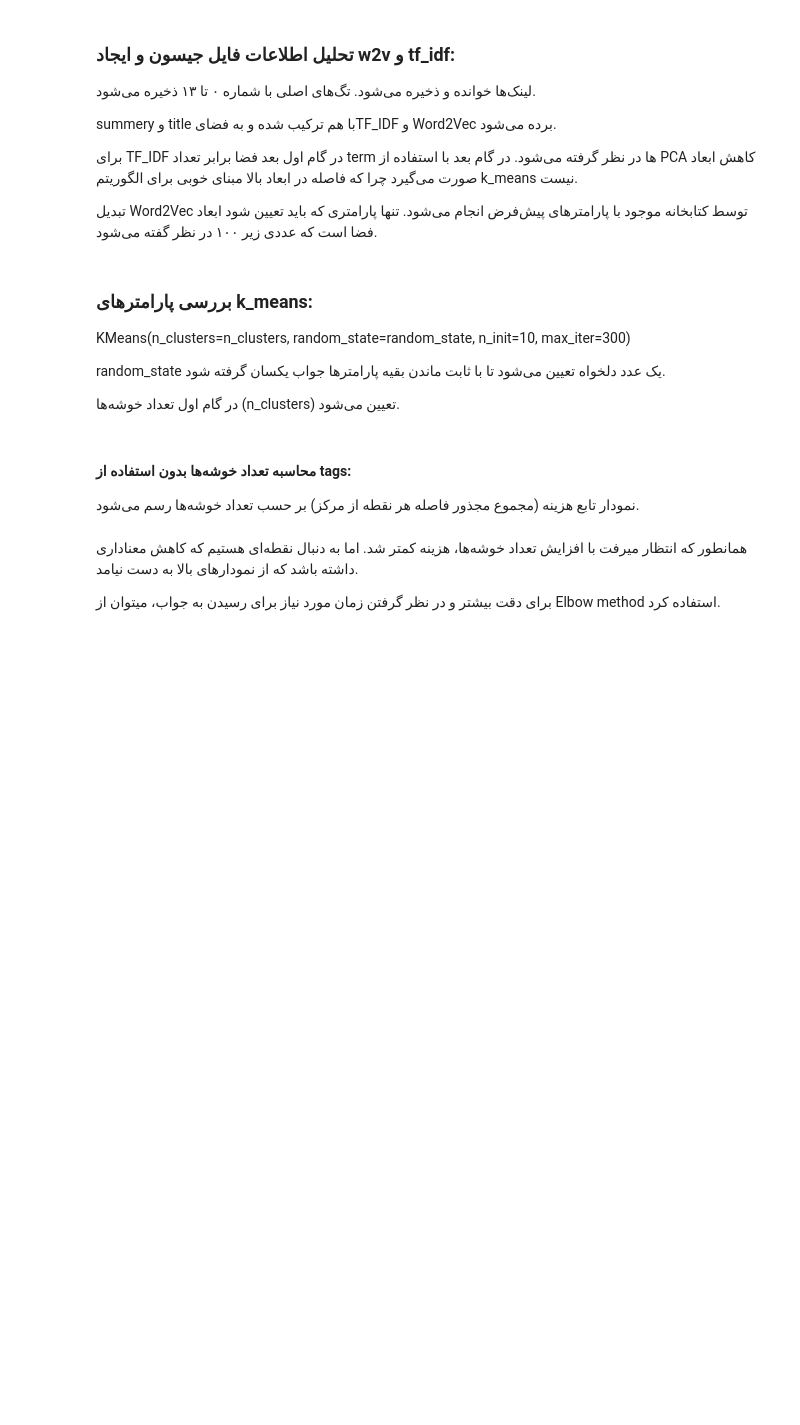
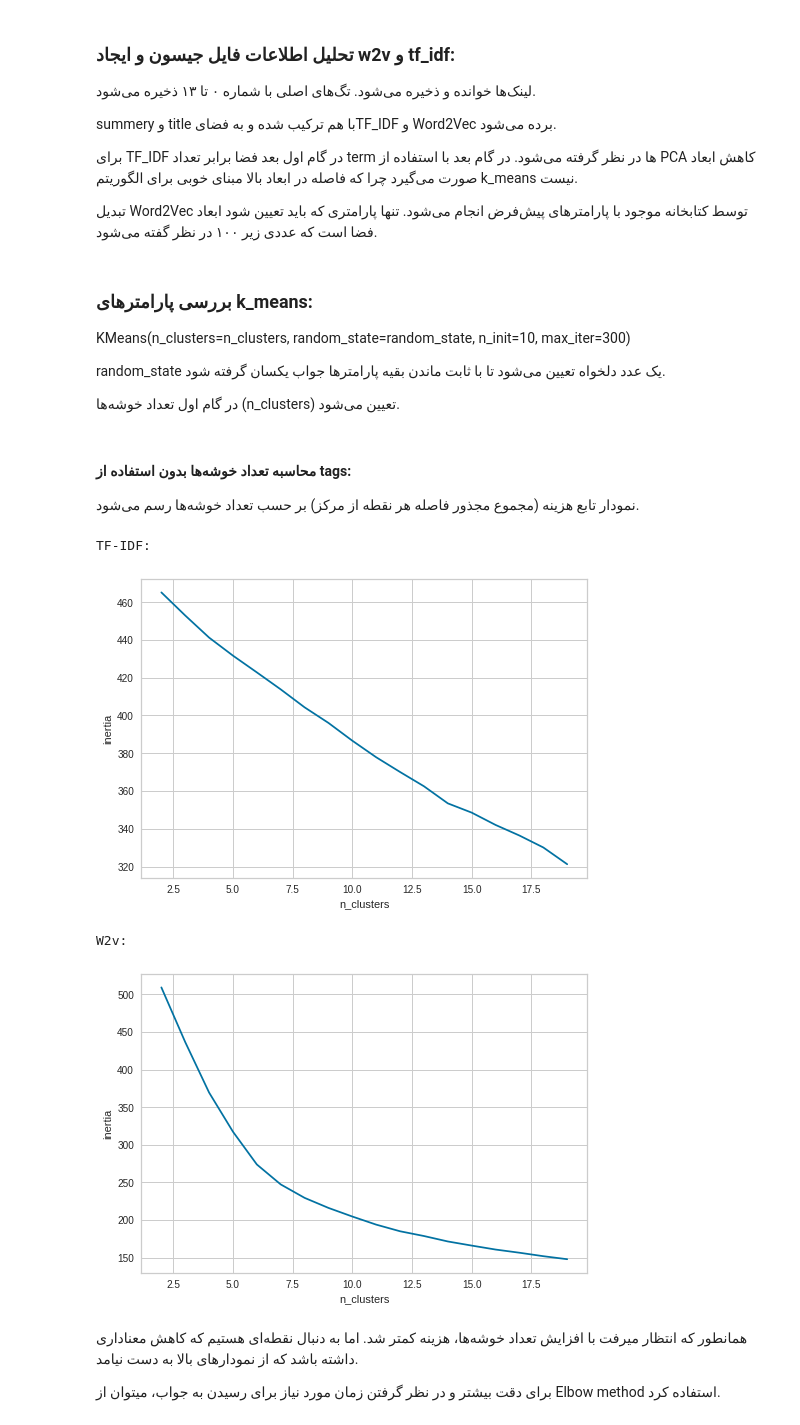
Before and after one commit to hamidreza004/MIR, a Jupyter notebook: reports/phase3/clustering.ipynb, the cells around one changed output. Cells and saved outputs as stored; diff of their text form; code cells hidden in the pictures; blank space fills up the shorter version.

```diff
--- a/reports/phase3/clustering.ipynb
+++ b/reports/phase3/clustering.ipynb
@@ -88,7 +88,7 @@ tf_idf, w2v, tags, links, df = JSON_to_clustering_arrays("./data/phase3/hamshahr
 # %%
 features_dim = 50
 random_state = 12
-selected_tfidf = PCA(features_dim, random_state=random_state).fit_transform(tf_idf)
+tf_idf = PCA(features_dim, random_state=random_state).fit_transform(tf_idf)
 # %% [markdown]
 <div dir="rtl">
     <h3>
@@ -110,21 +110,26 @@ selected_tfidf = PCA(features_dim, random_state=random_state).fit_transform(tf_i
     نمودار تابع هزینه (مجموع مجذور فاصله هر نقطه از مرکز) بر حسب تعداد خوشه‌ها رسم می‌شود.
 </div>
 # %%
-# inertia_tfidf = []
-# for i in range(2, 20):
-#     inertia_tfidf.append(k_means.get_cost(selected_tfidf, random_state=random_state, n_clusters=i))
-# print('TF-IDF:')
-# ax = sns.lineplot(x=range(2, 20), y=inertia_tfidf);
-# ax.set(xlabel='n_clusters', ylabel='inertia')
-# plt.show()
+inertia_tfidf = []
+for i in range(2, 20):
+    inertia_tfidf.append(k_means.get_cost(tf_idf, random_state=random_state, n_clusters=i))
+print('TF-IDF:')
+ax = sns.lineplot(x=range(2, 20), y=inertia_tfidf);
+ax.set(xlabel='n_clusters', ylabel='inertia')
+plt.show()
 
-# inertia_w2v = []
-# for i in range(2, 20):
-#     inertia_w2v.append(k_means.get_cost(w2v, random_state=random_state, n_clusters=i))
-# print('W2v:')
-# ax = sns.lineplot(x=range(2, 20), y=inertia_w2v);
-# ax.set(xlabel='n_clusters', ylabel='inertia')
-# plt.show()
+inertia_w2v = []
+for i in range(2, 20):
+    inertia_w2v.append(k_means.get_cost(w2v, random_state=random_state, n_clusters=i))
+print('W2v:')
+ax = sns.lineplot(x=range(2, 20), y=inertia_w2v);
+ax.set(xlabel='n_clusters', ylabel='inertia')
+plt.show()
+# %% [output]
+TF-IDF:
+[figure, added]
+W2v:
+[figure, added]
 # %% [markdown]
 <div dir="rtl">
     همانطور که انتظار میرفت با افزایش تعداد خوشه‌ها، هزینه کمتر شد. اما به دنبال نقطه‌ای هستیم که کاهش معناداری داشته باشد که از نمودارهای بالا به دست نیامد.
```
Also changed, not shown: parts of 18 cells of this notebook.
